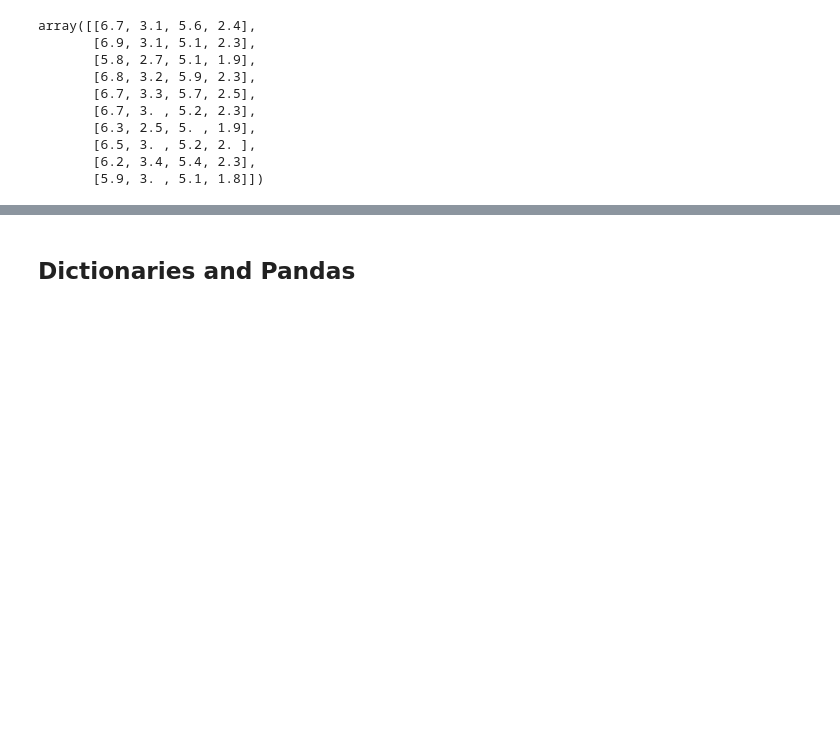
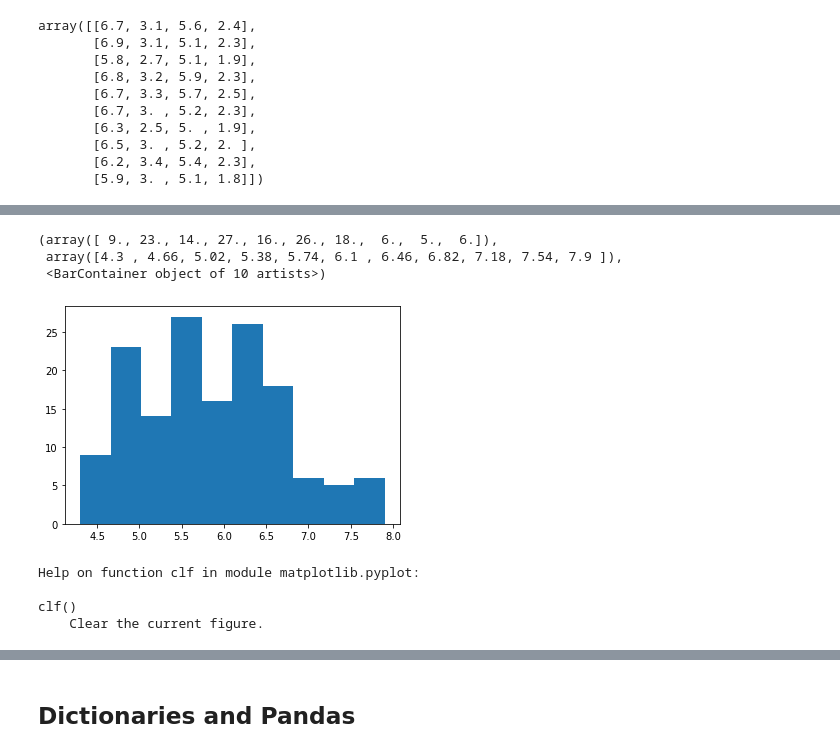
Before and after one commit to felixm3/coursework-workshops-bootcamps-lectures-etc, a Jupyter notebook: dcamp/P/220507_Intermediate Python.ipynb, the cells around one changed output, grey strips where cells are left out. Drawn from its saved outputs; the diff is of its cells as text; code cells hidden in the pictures; blank space fills up the shorter version.

```diff
--- a/dcamp/P/220507_Intermediate Python.ipynb
+++ b/dcamp/P/220507_Intermediate Python.ipynb
@@ -105,0 +133,23 @@ array([[6.7, 3.1, 5.6, 2.4],
+# %%
+# histograms
+
+import matplotlib.pyplot as plt
+from sklearn import datasets
+
+iris_data = datasets.load_iris().data
+
+# help(plt.hist)
+
+plt.hist(iris_data[:, 0])
+# %% [output]
+(array([ 9., 23., 14., 27., 16., 26., 18.,  6.,  5.,  6.]),
+ array([4.3 , 4.66, 5.02, 5.38, 5.74, 6.1 , 6.46, 6.82, 7.18, 7.54, 7.9 ]),
+ <BarContainer object of 10 artists>)
+[figure, added]
+# %%
+help(plt.clf)
+# %% [output]
+Help on function clf in module matplotlib.pyplot:
+
+clf()
+    Clear the current figure.
```
Also changed, not shown: parts of 9 cells of this notebook.
